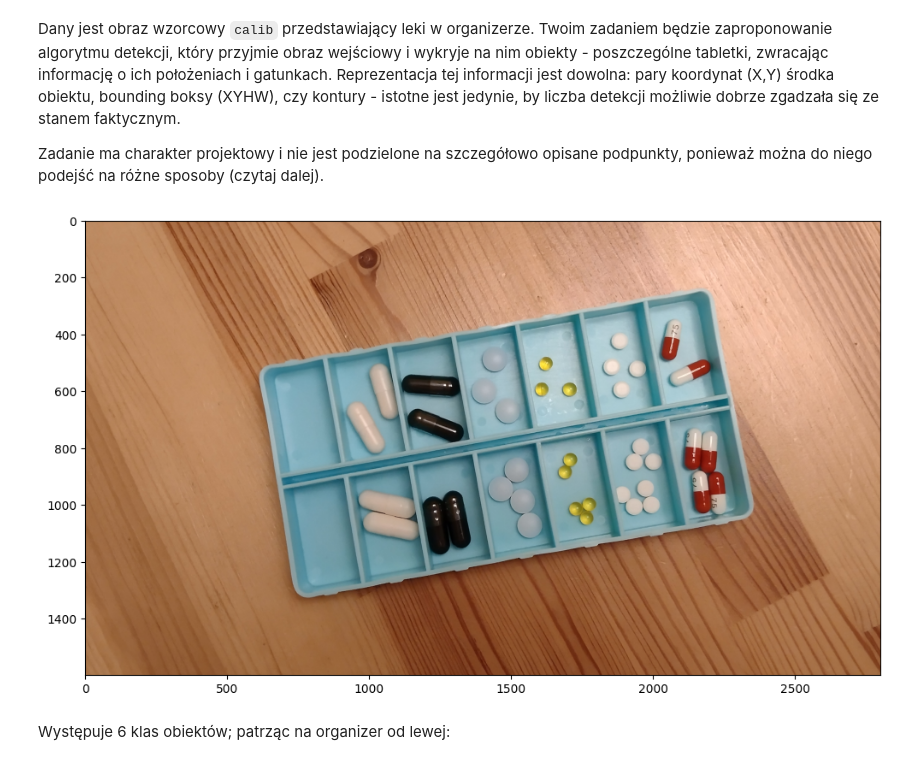
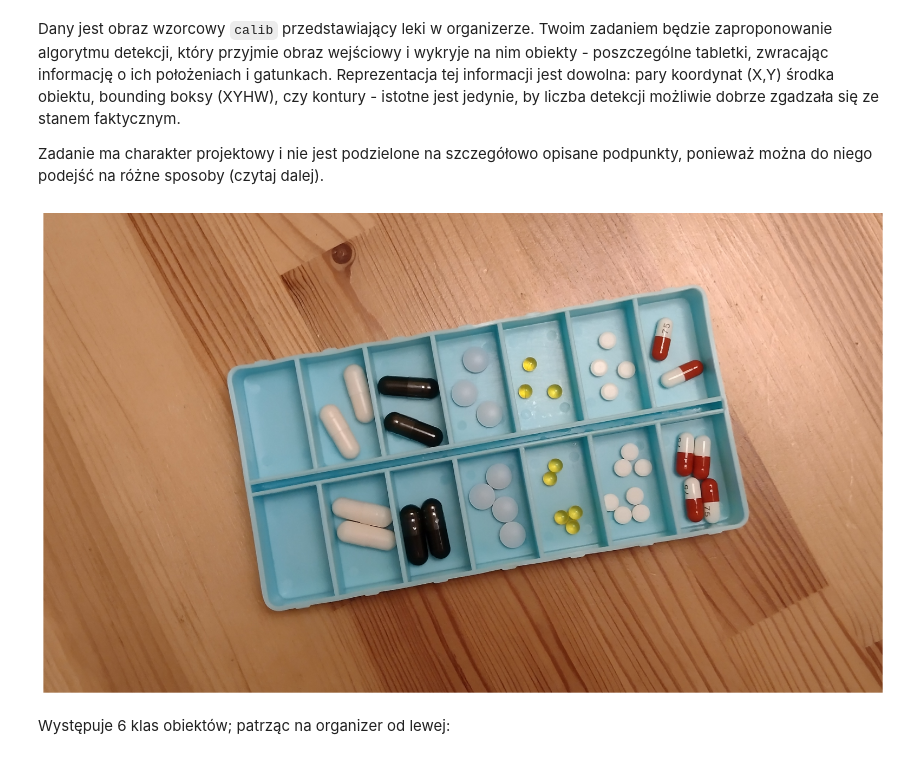
Before and after one commit to SzymonLeszkiewicz/APOW, a Jupyter notebook: 5/Lab 5 - zadanie-20231116/Lab5_zadanie.ipynb, the cells around one changed output. Drawn from its saved outputs; the diff is of its cells as text; code cells hidden in the pictures.

```diff
--- a/5/Lab 5 - zadanie-20231116/Lab5_zadanie.ipynb
+++ b/5/Lab 5 - zadanie-20231116/Lab5_zadanie.ipynb
@@ -17,12 +17,10 @@ Reprezentacja tej informacji jest dowolna: pary koordynat (X,Y) środka obiektu,
 
 Zadanie ma charakter projektowy i nie jest podzielone na szczegółowo opisane podpunkty, ponieważ można do niego podejść na różne sposoby (czytaj dalej).
 # %%
-calib = cv2.imread('calib.png')
-calib_hsv = cv2.cvtColor(calib, cv2.COLOR_BGR2HSV)
-calib_lab = cv2.cvtColor(calib, cv2.COLOR_BGR2LAB)
-plt.subplots(1, 1, figsize=(12,8))[1].imshow(calib[..., ::-1]);
+calib = cv2.cvtColor(cv2.imread('calib.png'), cv2.COLOR_BGR2RGB)
+display_images([calib], ['calib'])
 # %% [output]
-[figure, old version]
+[figure, new version]
 # %% [markdown]
 Występuje 6 klas obiektów; patrząc na organizer od lewej:
 # %%
```
Also changed, not shown: parts of 11 cells of this notebook.
